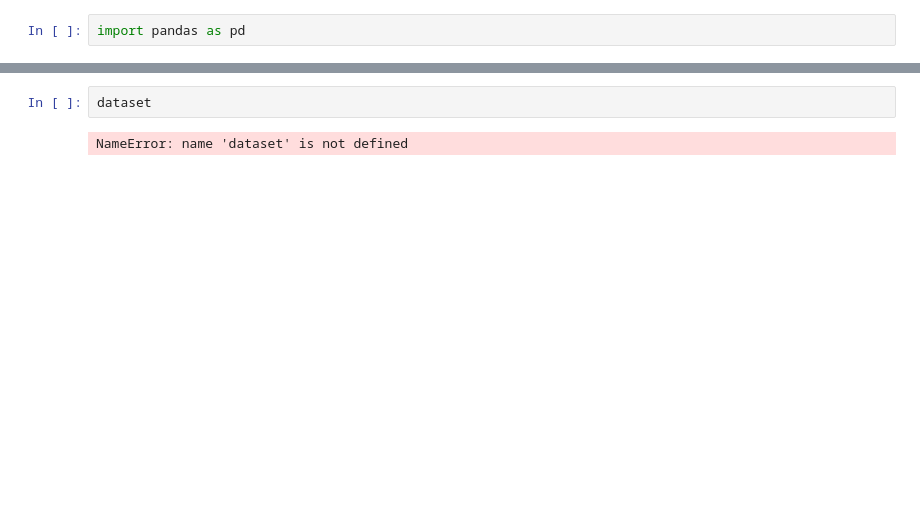
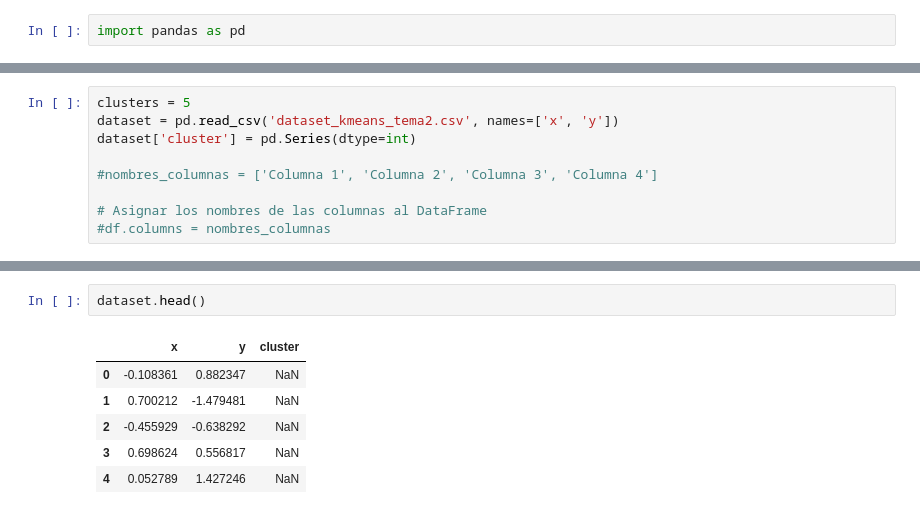
Before and after one commit to Rivejjj/Los-Simuladores, a Jupyter notebook: tp1.ipynb, the cells around one changed output, grey strips where cells are left out. Cells and saved outputs as stored; diff of their text form; blank space fills up the shorter version.

```diff
--- a/tp1.ipynb
+++ b/tp1.ipynb
@@ -610,0 +620,9 @@ SyntaxError: invalid syntax (3335867284.py, line 6)
+# %%
+clusters = 5
+dataset = pd.read_csv('dataset_kmeans_tema2.csv', names=['x', 'y'])
+dataset['cluster'] = pd.Series(dtype=int)
+
+#nombres_columnas = ['Columna 1', 'Columna 2', 'Columna 3', 'Columna 4']
+
+# Asignar los nombres de las columnas al DataFrame
+#df.columns = nombres_columnas
@@ -611,4 +681,9 @@ SyntaxError: invalid syntax (3335867284.py, line 6)
 # %%
-dataset
+dataset.head()
 # %% [output]
-NameError: name 'dataset' is not defined
+|  | x | y | cluster |
+| 0 | -0.108361 | 0.882347 | NaN |
+| 1 | 0.700212 | -1.479481 | NaN |
+| 2 | -0.455929 | -0.638292 | NaN |
+| 3 | 0.698624 | 0.556817 | NaN |
+| 4 | 0.052789 | 1.427246 | NaN |
```
Also changed, not shown: parts of 24 cells of this notebook, 1 other file.
